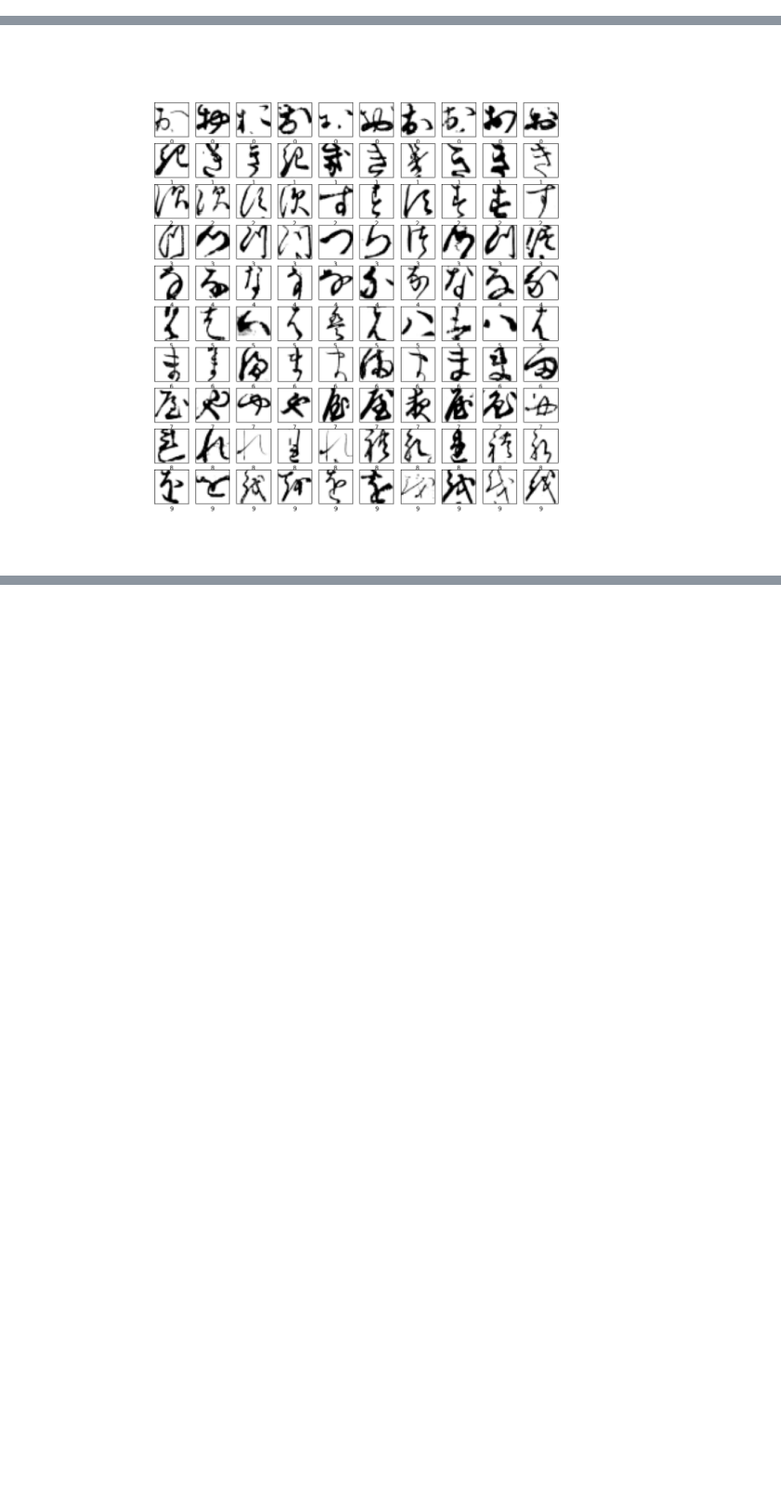
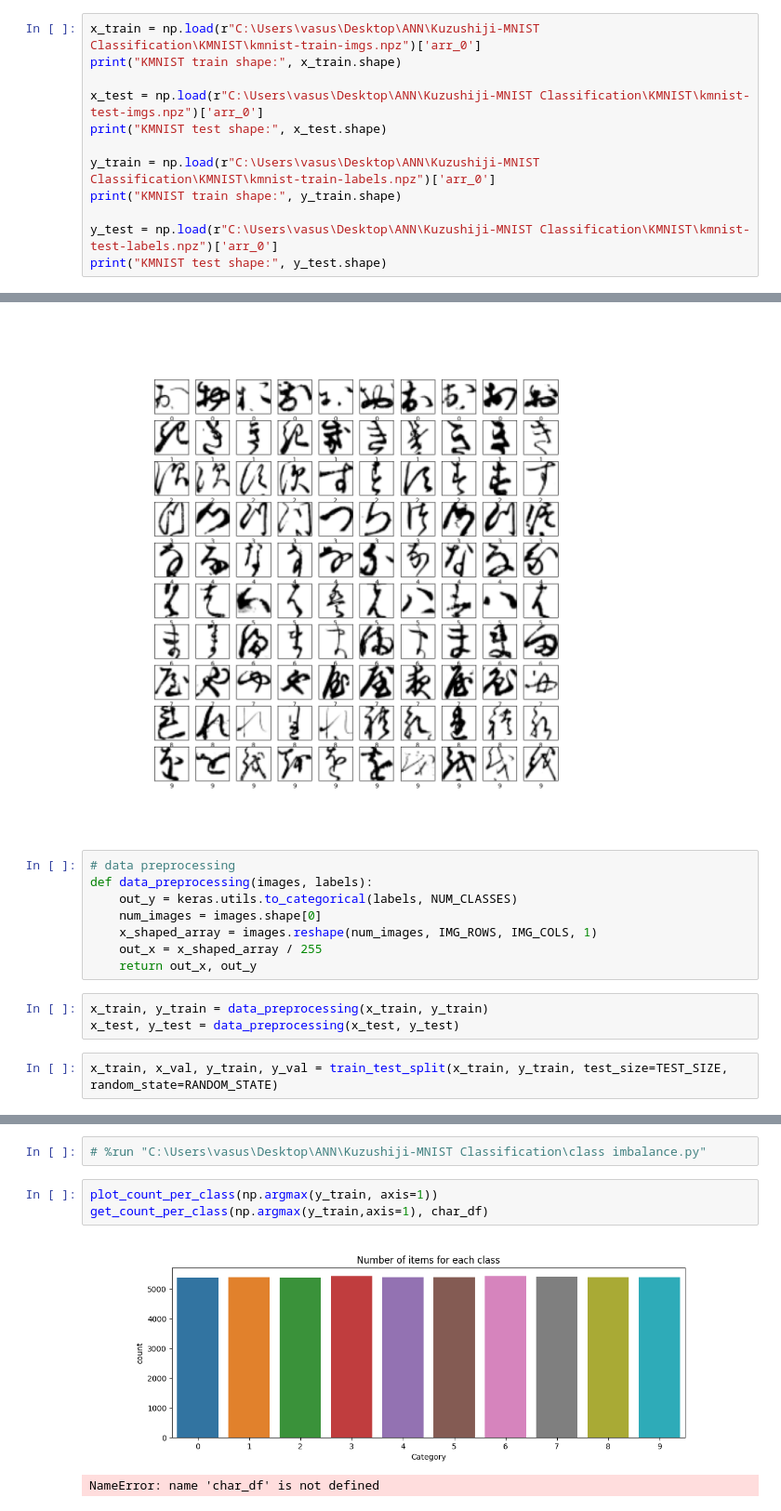
Before and after one commit to Vasu-Shrivastava/Kuzushiji-MNIST-Classification, a Jupyter notebook: CNN with Batch Normalization.ipynb, the cells around one changed output, grey strips where cells are left out. Shown at 93% size. Drawn from its saved outputs; the diff is of its cells as text; blank space fills up the shorter version.

Commit message:
More work done Program to clalculate class imbalance done

```diff
--- a/CNN with Batch Normalization.ipynb
+++ b/CNN with Batch Normalization.ipynb
@@ -77,0 +68,12 @@ KMNIST test shape: (10000,)
+# %%
+x_train = np.load(r"C:\Users\vasus\Desktop\ANN\Kuzushiji-MNIST Classification\KMNIST\kmnist-train-imgs.npz")['arr_0']
+print("KMNIST train shape:", x_train.shape)
+
+x_test = np.load(r"C:\Users\vasus\Desktop\ANN\Kuzushiji-MNIST Classification\KMNIST\kmnist-test-imgs.npz")['arr_0']
+print("KMNIST test shape:", x_test.shape)
+
+y_train = np.load(r"C:\Users\vasus\Desktop\ANN\Kuzushiji-MNIST Classification\KMNIST\kmnist-train-labels.npz")['arr_0']
+print("KMNIST train shape:", y_train.shape)
+
+y_test = np.load(r"C:\Users\vasus\Desktop\ANN\Kuzushiji-MNIST Classification\KMNIST\kmnist-test-labels.npz")['arr_0']
+print("KMNIST test shape:", y_test.shape)
@@ -105,3 +112,16 @@ plot_images(x_test, y_test, 'Testing set data')
 Please use `tqdm.notebook.tqdm` instead of `tqdm.tqdm_notebook`
   for i in tqdm_notebook(range(10)):
 [figure]
+# %%
+# data preprocessing
+def data_preprocessing(images, labels):
+    out_y = keras.utils.to_categorical(labels, NUM_CLASSES)
+    num_images = images.shape[0]
+    x_shaped_array = images.reshape(num_images, IMG_ROWS, IMG_COLS, 1)
+    out_x = x_shaped_array / 255
+    return out_x, out_y
+# %%
+x_train, y_train = data_preprocessing(x_train, y_train)
+x_test, y_test = data_preprocessing(x_test, y_test)
+# %%
+x_train, x_val, y_train, y_val = train_test_split(x_train, y_train, test_size=TEST_SIZE, random_state=RANDOM_STATE)
@@ -107,0 +136,8 @@ Please use `tqdm.notebook.tqdm` instead of `tqdm.tqdm_notebook`
+# %%
+# %run "C:\Users\vasus\Desktop\ANN\Kuzushiji-MNIST Classification\class imbalance.py"
+# %%
+plot_count_per_class(np.argmax(y_train, axis=1))
+get_count_per_class(np.argmax(y_train,axis=1), char_df)
+# %% [output]
+[figure, added]
+NameError: name 'char_df' is not defined
```
Also changed, not shown: parts of 5 cells of this notebook, 1 other file.
